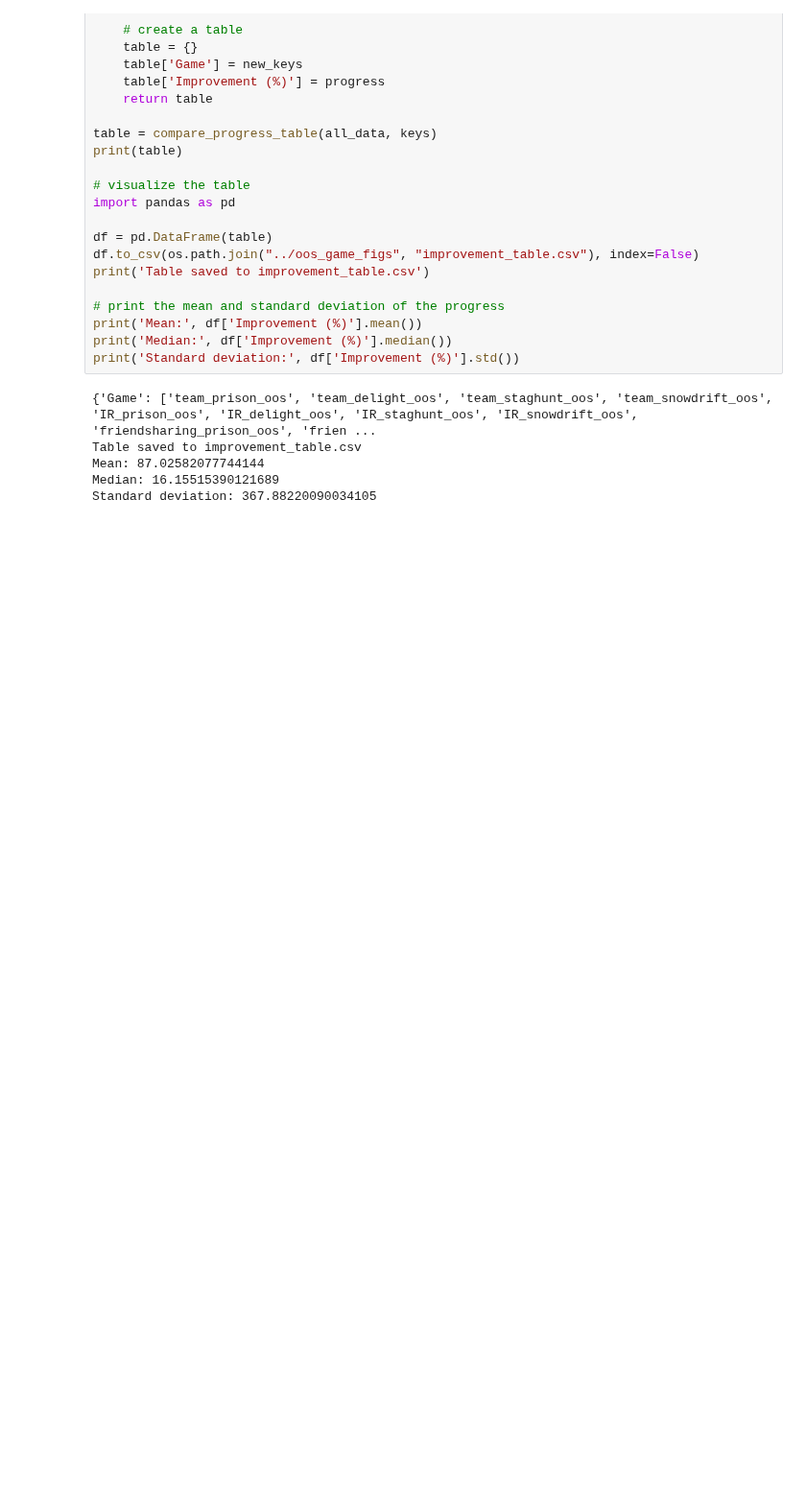
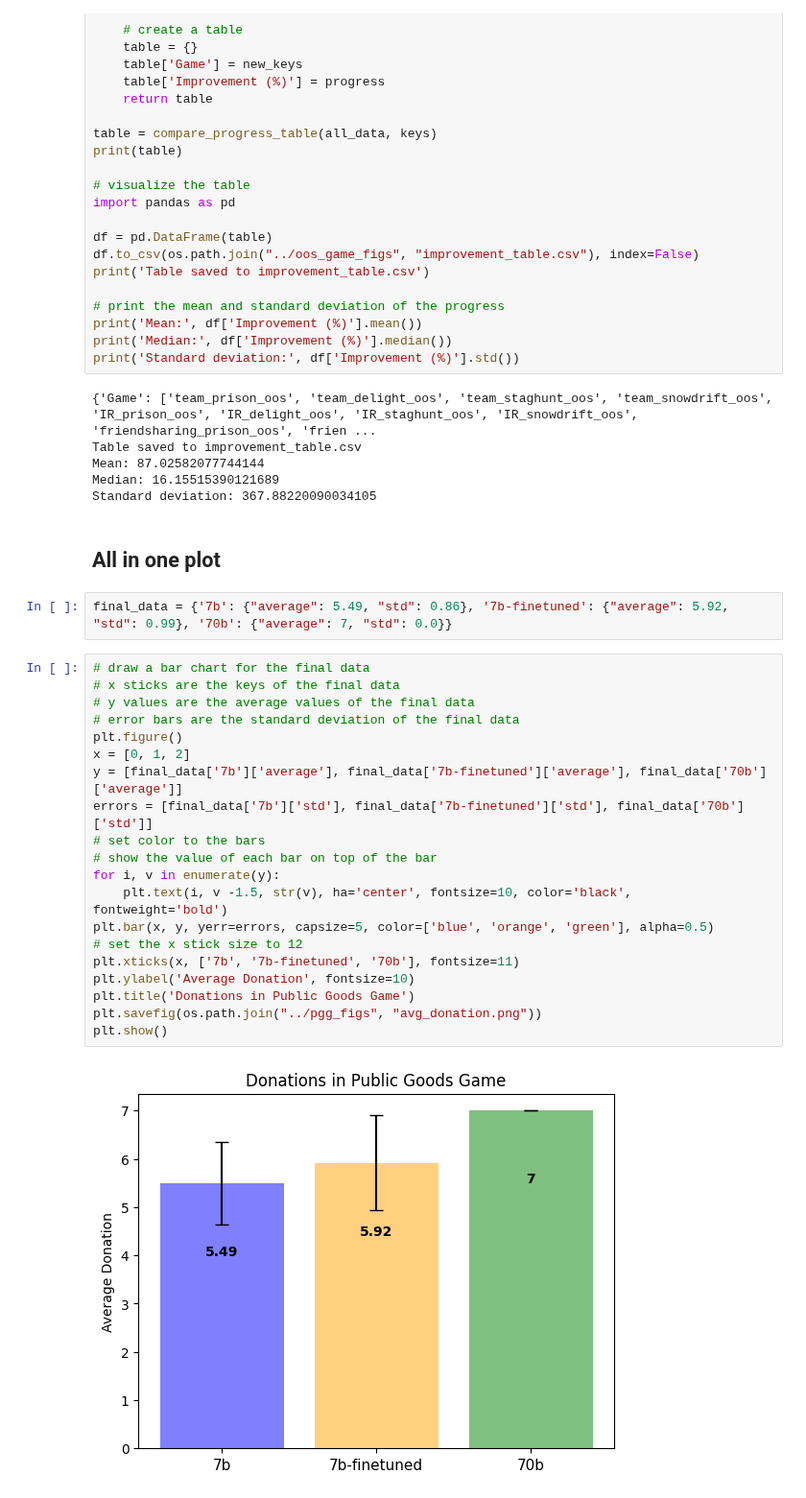
Before and after one commit to sepehrilami/LFB, a Jupyter notebook: notebooks/pgg_analysis.ipynb, the cells around one changed output. Shown at 96% size. Drawn from its saved outputs; the diff is of its cells as text; blank space fills up the shorter version.

```diff
--- a/notebooks/pgg_analysis.ipynb
+++ b/notebooks/pgg_analysis.ipynb
@@ -504,3 +510,29 @@ Table saved to improvement_table.csv
 Mean: 87.02582077744144
 Median: 16.15515390121689
 Standard deviation: 367.88220090034105
+# %% [markdown]
+## All in one plot
+# %%
+final_data = {'7b': {"average": 5.49, "std": 0.86}, '7b-finetuned': {"average": 5.92, "std": 0.99}, '70b': {"average": 7, "std": 0.0}}
+# %%
+# draw a bar chart for the final data
+# x sticks are the keys of the final data
+# y values are the average values of the final data
+# error bars are the standard deviation of the final data
+plt.figure()
+x = [0, 1, 2]
+y = [final_data['7b']['average'], final_data['7b-finetuned']['average'], final_data['70b']['average']]
+errors = [final_data['7b']['std'], final_data['7b-finetuned']['std'], final_data['70b']['std']]
+# set color to the bars
+# show the value of each bar on top of the bar
+for i, v in enumerate(y):
+    plt.text(i, v -1.5, str(v), ha='center', fontsize=10, color='black', fontweight='bold')
+plt.bar(x, y, yerr=errors, capsize=5, color=['blue', 'orange', 'green'], alpha=0.5)
+# set the x stick size to 12
+plt.xticks(x, ['7b', '7b-finetuned', '70b'], fontsize=11)
+plt.ylabel('Average Donation', fontsize=10)
+plt.title('Donations in Public Goods Game')
+plt.savefig(os.path.join("../pgg_figs", "avg_donation.png"))
+plt.show()
+# %% [output]
+[figure, added]
```
Also changed, not shown: parts of 3 cells of this notebook, 16 other files.
